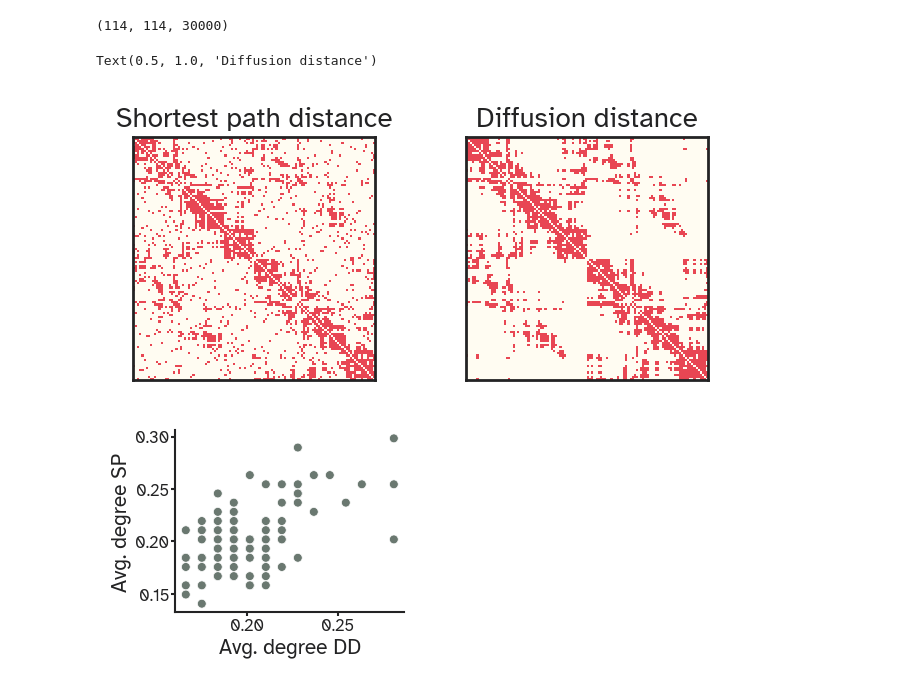
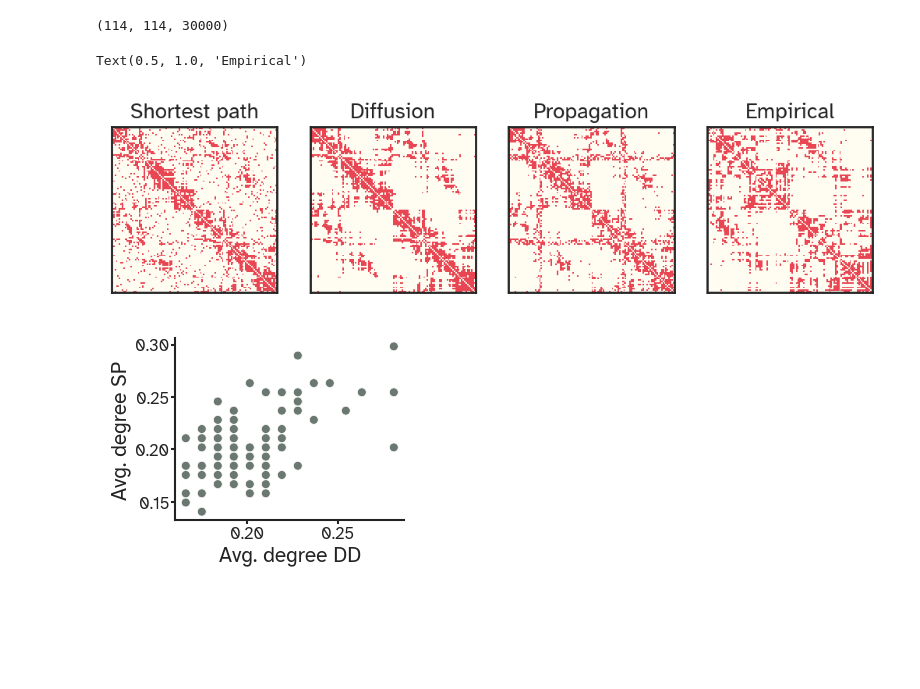
Before and after one commit to kuffmode/Optimal_networks, a Jupyter notebook: generative_analysis.ipynb, the cells around one changed output. Cells and saved outputs as stored; diff of their text form; code cells hidden in the pictures; blank space fills up the shorter version.

```diff
--- a/generative_analysis.ipynb
+++ b/generative_analysis.ipynb
@@ -58,0 +122,2 @@ np.argmin(rd_scores), np.argmin(sp_scores)
+# %%
+best_pd = pd_histories[:,:,:, 7]
@@ -90,19 +161,25 @@ best_sp.shape
 # %% [output]
 (114, 114, 30000)
 # %%
-fig, axes = plt.subplot_mosaic([["A", "B"]],
-                               figsize=(viz.cm_to_inch((10,4))),
+fig, axes = plt.subplot_mosaic([["A", "B", "C", "D"]],
+                               figsize=(viz.cm_to_inch((16,4))),
                                dpi=200)
 viz.plot_matrix(best_sp[:,:,-1],
                 cbar=False,sns_kwargs=sns_kwargs,axis=axes["A"])
 viz.plot_matrix(best_rd[:,:,-1],
                 cbar=False, sns_kwargs=sns_kwargs, axis=axes["B"])
-axes["A"].set_title("Shortest path distance")
-axes["B"].set_title("Diffusion distance")
-#plt.savefig("figures/res1_rd_vs_sp_adjmats.pdf",dpi=600,bbox_inches='tight');
+viz.plot_matrix(best_pd[:,:,-1],
+                cbar=False, sns_kwargs=sns_kwargs, axis=axes["C"])
+viz.plot_matrix(connectivity,
+                cbar=False, sns_kwargs=sns_kwargs, axis=axes["D"])
+axes["A"].set_title("Shortest path")
+axes["B"].set_title("Diffusion")
+axes["C"].set_title("Propagation")
+axes["D"].set_title("Empirical")
+#plt.savefig("figures/res1_rd_vs_sp_vs_pd_adjmats.pdf",dpi=600,bbox_inches='tight');
 # %% [output]
-Text(0.5, 1.0, 'Diffusion distance')
+Text(0.5, 1.0, 'Empirical')
-[figure, old version]
+[figure, new version]
 # %%
 plt.figure(figsize=(viz.cm_to_inch((5,4))), dpi=150)
 sns.scatterplot(x=best_rd[:,:,-1].mean(0),
```
Also changed, not shown: parts of 21 cells of this notebook, 3 other files.
